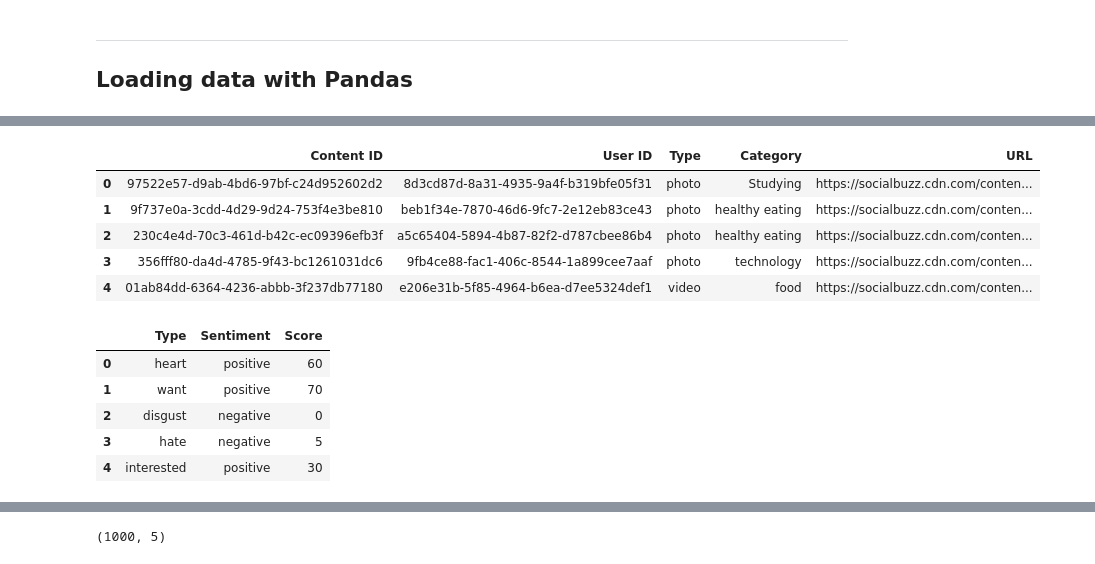
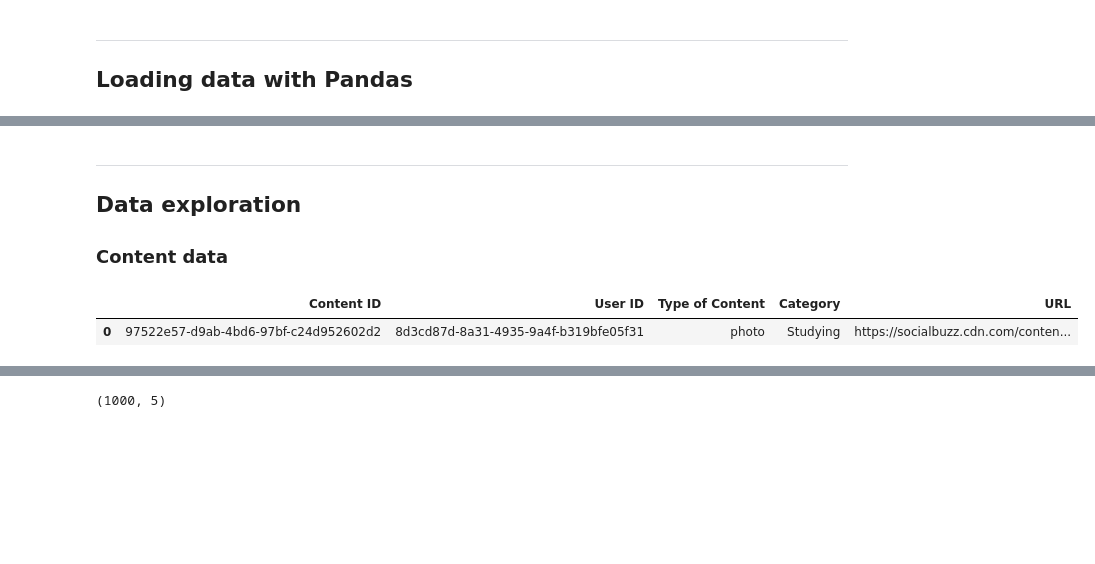
Before and after one commit to sabirinID/Accenture-Data-Analytics-Virtual-Internship, a Jupyter notebook: Files/2-Data-Cleaning-and-Modeling/Task 2 Data Cleaning.ipynb, the cells around one changed output, grey strips where cells are left out. Drawn from its saved outputs; the diff is of its cells as text; code cells hidden in the pictures; blank space fills up the shorter version.

```diff
--- a/Files/2-Data-Cleaning-and-Modeling/Task 2 Data Cleaning.ipynb
+++ b/Files/2-Data-Cleaning-and-Modeling/Task 2 Data Cleaning.ipynb
@@ -46,18 +76,12 @@ reactions_df = pd.read_csv('Reactions.csv', index_col=0)
+# %% [markdown]
+---
+## Data exploration
+
+### Content data
+# %%
+content_df.rename(columns={'Type': 'Type of Content'}, inplace=True)
 # %%
-content_df.head()
+content_df.head(1)
 # %% [output]
-|  | Content ID | User ID | Type | Category | URL |
+|  | Content ID | User ID | Type of Content | Category | URL |
 | 0 | 97522e57-d9ab-4bd6-97bf-c24d952602d2 | 8d3cd87d-8a31-4935-9a4f-b319bfe05f31 | photo | Studying | https://socialbuzz.cdn.com/conten... |
-| 1 | 9f737e0a-3cdd-4d29-9d24-753f4e3be810 | beb1f34e-7870-46d6-9fc7-2e12eb83ce43 | photo | healthy eating | https://socialbuzz.cdn.com/conten... |
-| 2 | 230c4e4d-70c3-461d-b42c-ec09396efb3f | a5c65404-5894-4b87-82f2-d787cbee86b4 | photo | healthy eating | https://socialbuzz.cdn.com/conten... |
-| 3 | 356fff80-da4d-4785-9f43-bc1261031dc6 | 9fb4ce88-fac1-406c-8544-1a899cee7aaf | photo | technology | https://socialbuzz.cdn.com/conten... |
-| 4 | 01ab84dd-6364-4236-abbb-3f237db77180 | e206e31b-5f85-4964-b6ea-d7ee5324def1 | video | food | https://socialbuzz.cdn.com/conten... |
-# %%
-reaction_types_df.head()
-# %% [output]
-|  | Type | Sentiment | Score |
-| 0 | heart | positive | 60 |
-| 1 | want | positive | 70 |
-| 2 | disgust | negative | 0 |
-| 3 | hate | negative | 5 |
-| 4 | interested | positive | 30 |
```
Also changed, not shown: parts of 63 cells of this notebook.
